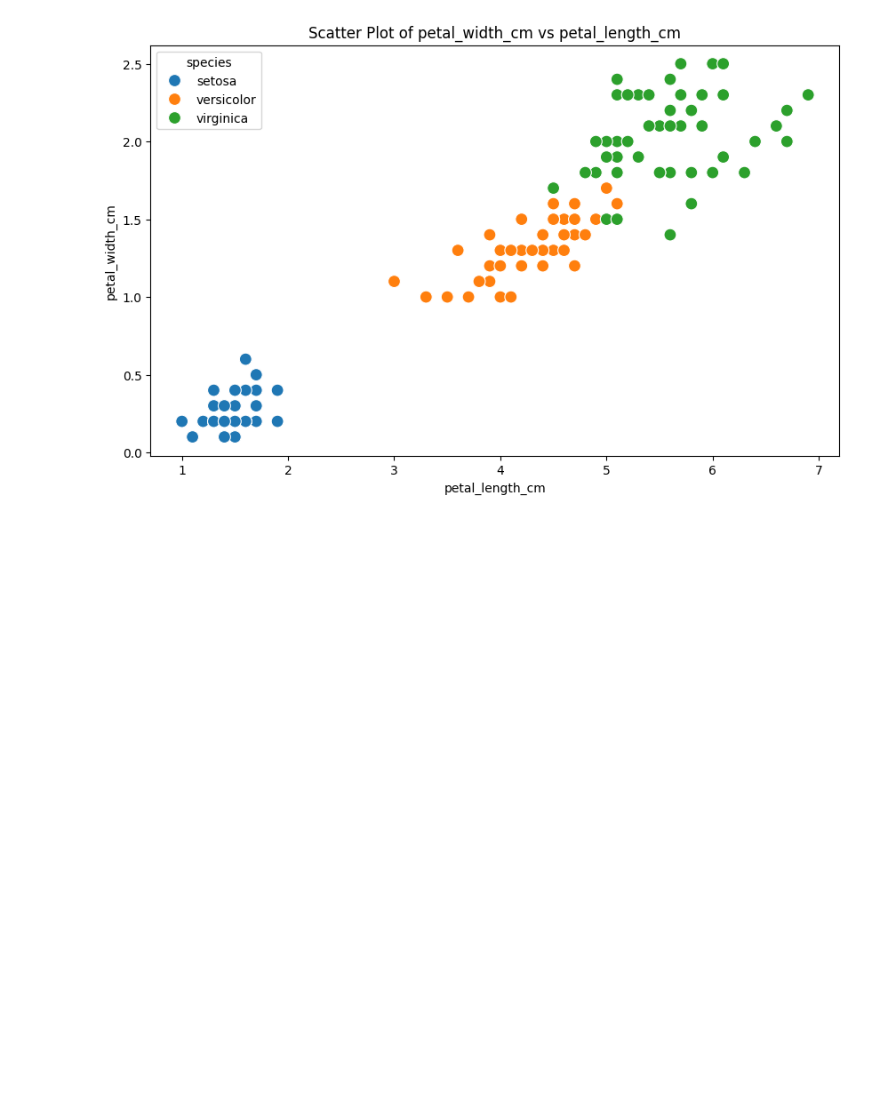
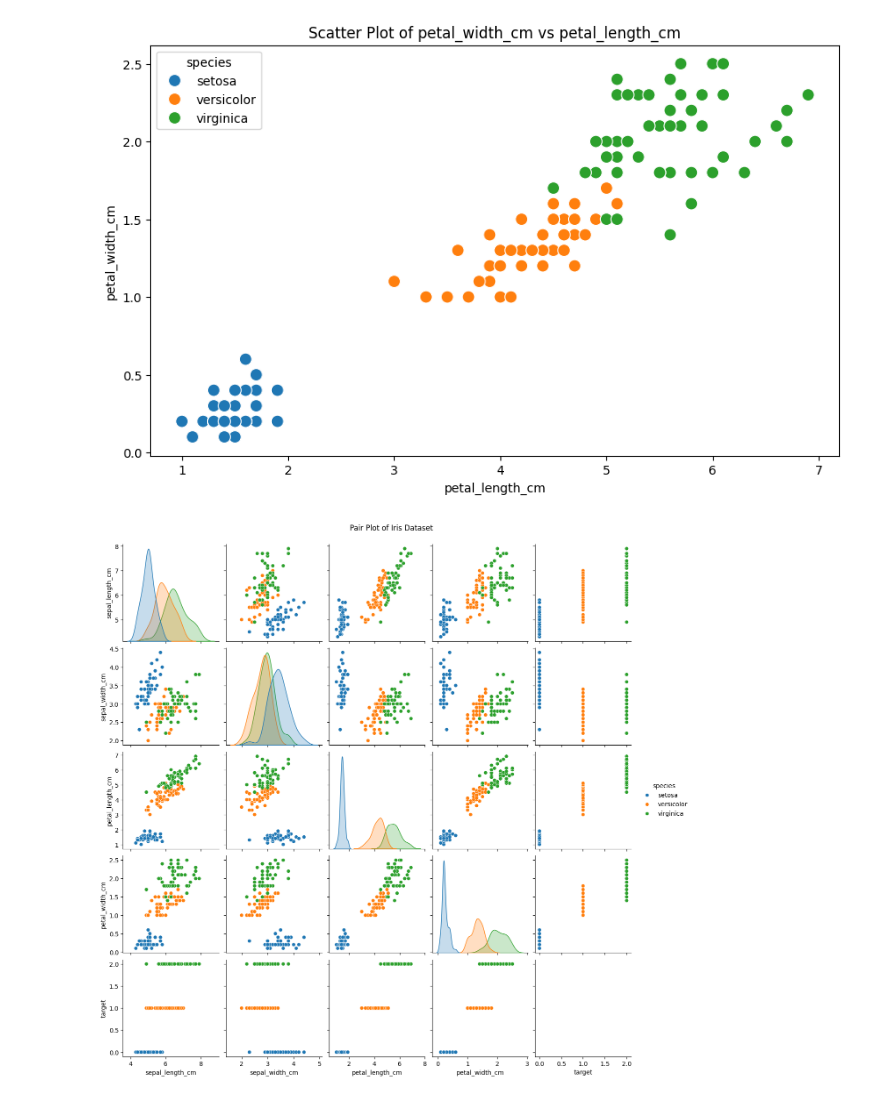
Before and after one commit to rahul8879/data_science_evng, a Jupyter notebook: 02_Data_analysis/03_1eda.ipynb, the cells around one changed output. Cells and saved outputs as stored; diff of their text form; code cells hidden in the pictures; blank space fills up the shorter version.

```diff
--- a/02_Data_analysis/03_1eda.ipynb
+++ b/02_Data_analysis/03_1eda.ipynb
@@ -182,3 +182,10 @@ scatter_plot_analysis(df, 'petal_length_cm', 'petal_width_cm', 'species')
 Scatter Plot Analysis for petal_width_cm vs petal_length_cm colored by species
 ----------------------------------------
 [figure]
+# %%
+# pair plot
+sns.pairplot(df, hue='species', diag_kind='kde')
+plt.suptitle('Pair Plot of Iris Dataset', y=1.02)
+plt.show()
+# %% [output]
+[figure, added]
```
Also changed, not shown: parts of 4 cells of this notebook, 1 other file.
